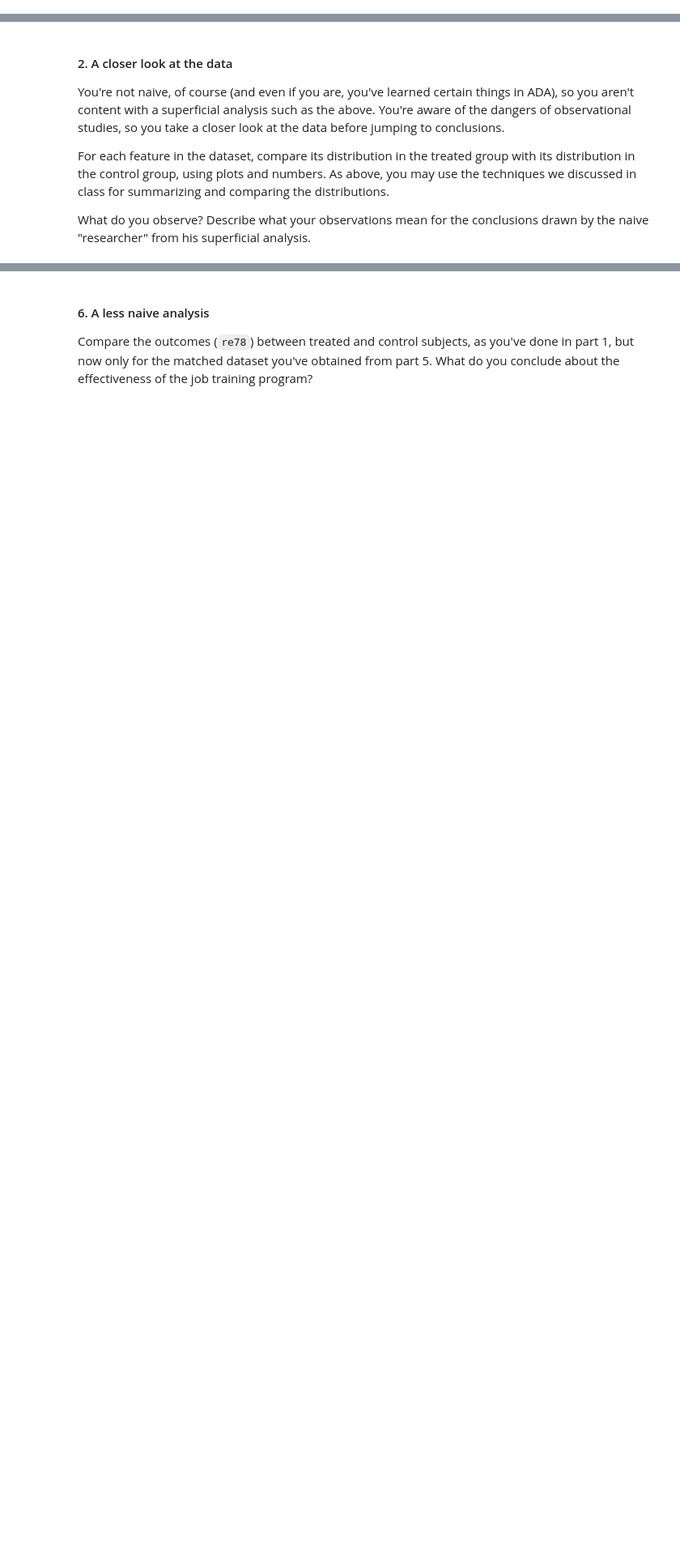
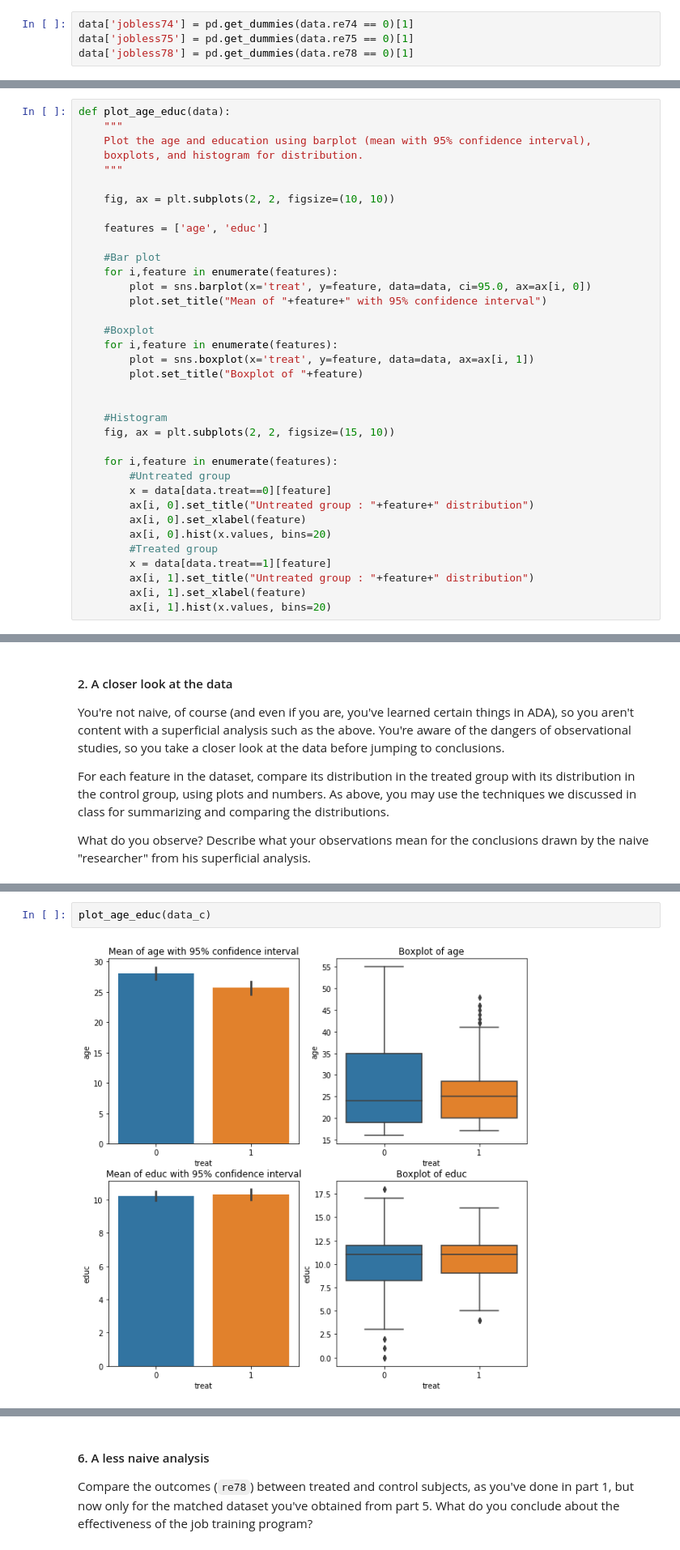
Before and after one commit to mj2905/ProjectMYP, a Jupyter notebook: HW4/Homework 4 Yves.ipynb, the cells around one changed output, grey strips where cells are left out. Shown: that part at 81% size. Cells and saved outputs as stored; diff of their text form; blank space fills up the shorter version.

```diff
--- a/HW4/Homework 4 Yves.ipynb
+++ b/HW4/Homework 4 Yves.ipynb
@@ -74,0 +70,4 @@ pass
+# %%
+data['jobless74'] = pd.get_dummies(data.re74 == 0)[1]
+data['jobless75'] = pd.get_dummies(data.re75 == 0)[1]
+data['jobless78'] = pd.get_dummies(data.re78 == 0)[1]
@@ -74,0 +146,36 @@ pass
+# %%
+def plot_age_educ(data):
+    """
+    Plot the age and education using barplot (mean with 95% confidence interval),
+    boxplots, and histogram for distribution.
+    """
+
+    fig, ax = plt.subplots(2, 2, figsize=(10, 10))
+
+    features = ['age', 'educ']
+
+    #Bar plot
+    for i,feature in enumerate(features):
+        plot = sns.barplot(x='treat', y=feature, data=data, ci=95.0, ax=ax[i, 0])
+        plot.set_title("Mean of "+feature+" with 95% confidence interval")
+
+    #Boxplot
+    for i,feature in enumerate(features):
+        plot = sns.boxplot(x='treat', y=feature, data=data, ax=ax[i, 1])
+        plot.set_title("Boxplot of "+feature)
+
+
+    #Histogram
+    fig, ax = plt.subplots(2, 2, figsize=(15, 10))
+
+    for i,feature in enumerate(features):
+        #Untreated group
+        x = data[data.treat==0][feature]
+        ax[i, 0].set_title("Untreated group : "+feature+" distribution")
+        ax[i, 0].set_xlabel(feature)
+        ax[i, 0].hist(x.values, bins=20)
+        #Treated group
+        x = data[data.treat==1][feature]
+        ax[i, 1].set_title("Untreated group : "+feature+" distribution")
+        ax[i, 1].set_xlabel(feature)
+        ax[i, 1].hist(x.values, bins=20)
@@ -206,0 +267,4 @@ plot_data(data, 'black', True)
+# %%
+plot_age_educ(data_c)
+# %% [output]
+[figure, added]
```
Also changed, not shown: parts of 54 cells of this notebook.
